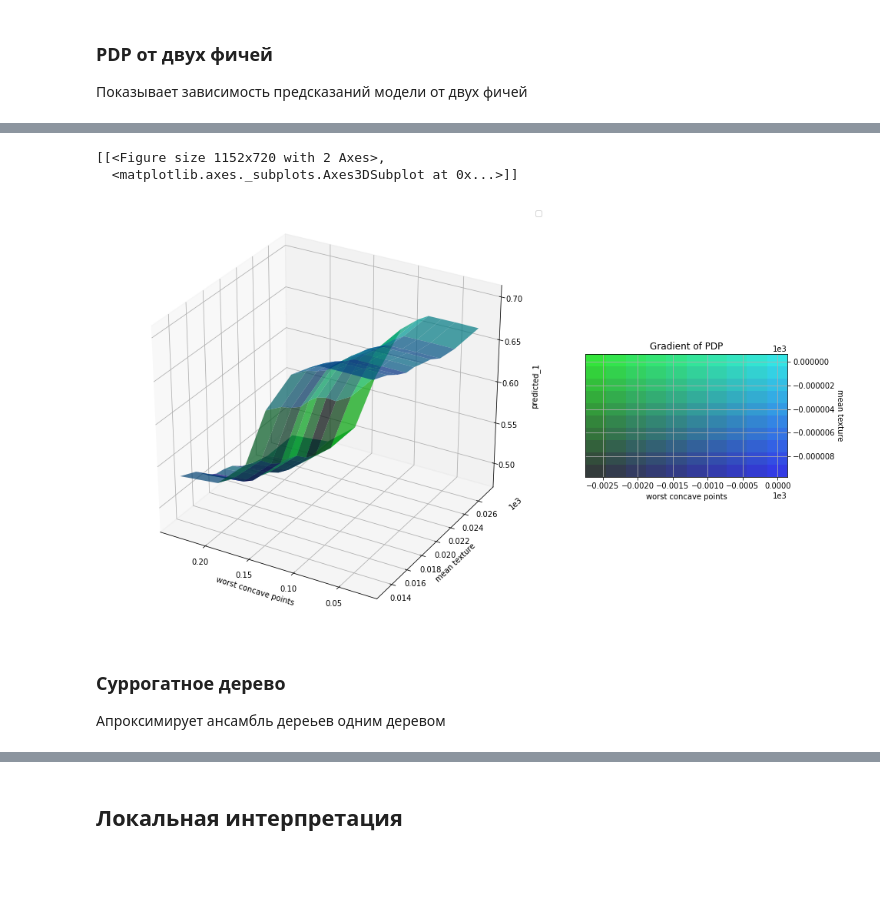
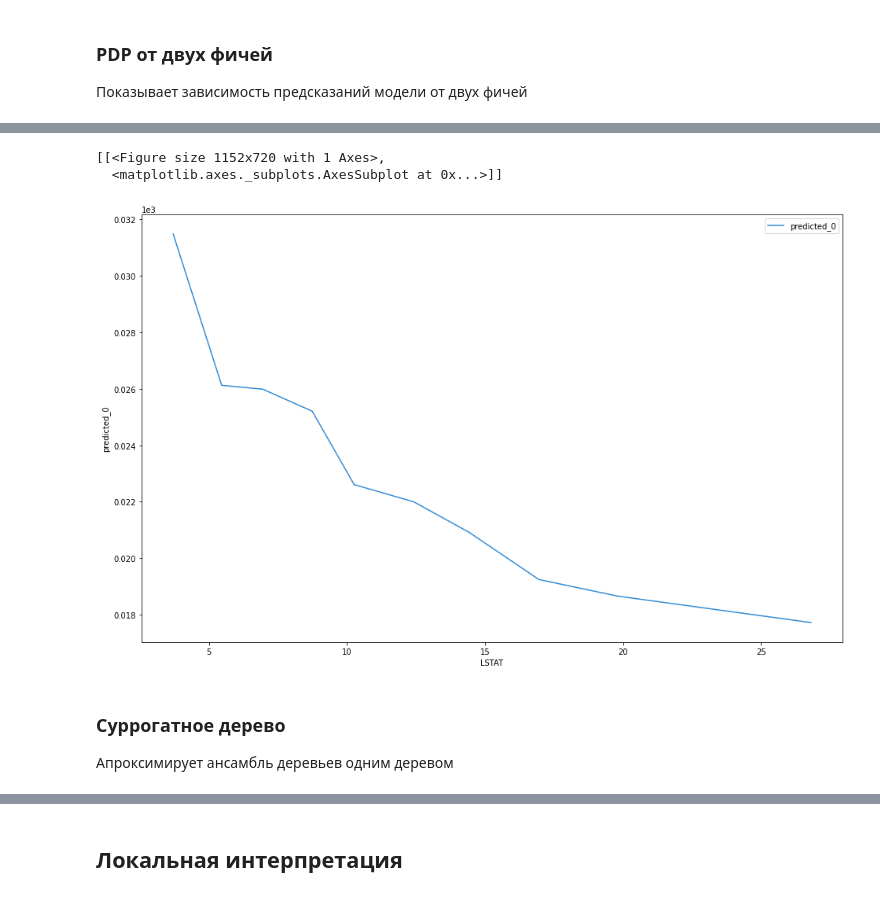
Before and after one commit to YanaSemenenya/INTERPRETATOR, a Jupyter notebook: Examples/BaseInterpretator_Regressor_example.ipynb, the cells around one changed output, grey strips where cells are left out. Cells and saved outputs as stored; diff of their text form; code cells hidden in the pictures; blank space fills up the shorter version.

```diff
--- a/Examples/BaseInterpretator_Regressor_example.ipynb
+++ b/Examples/BaseInterpretator_Regressor_example.ipynb
@@ -36,6 +36,6 @@ xgb
 #! pip uninstall yanapy
 # %%
 from yanapy.interpretators.baseinterpretator import BaseInterpretator
-my_interpret = BaseInterpretator(model, algorithm=selected_algorithm)
+my_interpret = BaseInterpretator(model, algorithm=selected_algorithm, objective="regression")
 my_interpret.fit_shap()
 my_interpret.fit_skater(X)
@@ -67,3 +74,3 @@ my_interpret.shap(X, type = "summary_bar_plot")
 # %%
-my_interpret.pdp(('worst concave points', 'mean texture'), grid_resolution=10, n_samples=900)
+my_interpret.pdp(('LSTAT'), grid_resolution=10, n_samples=900)
 # %% [output]
@@ -73,9 +80,9 @@ faster runs, do progressbar=False
-[[<Figure size 1152x720 with 2 Axes>,
-  <matplotlib.axes._subplots.Axes3DSubplot at 0x...>]]
+[[<Figure size 1152x720 with 1 Axes>,
+  <matplotlib.axes._subplots.AxesSubplot at 0x...>]]
-[figure, old version]
+[figure, new version]
 # %% [markdown]
 ### Суррогатное дерево
-Апроксимирует ансамбль дереьев одним деревом
+Апроксимирует ансамбль деревьев одним деревом
 # %%
 surrogat_tree = my_interpret.get_decision_rules(X, y)
 surrogat_tree
```
Also changed, not shown: parts of 9 cells of this notebook.
